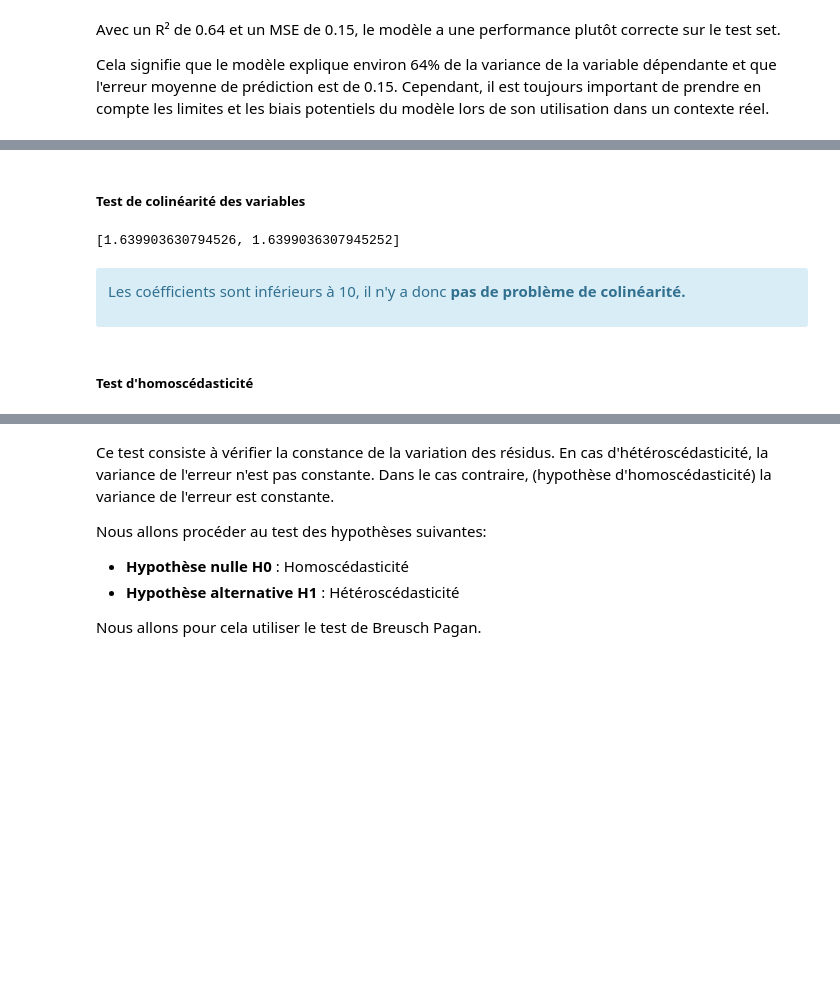
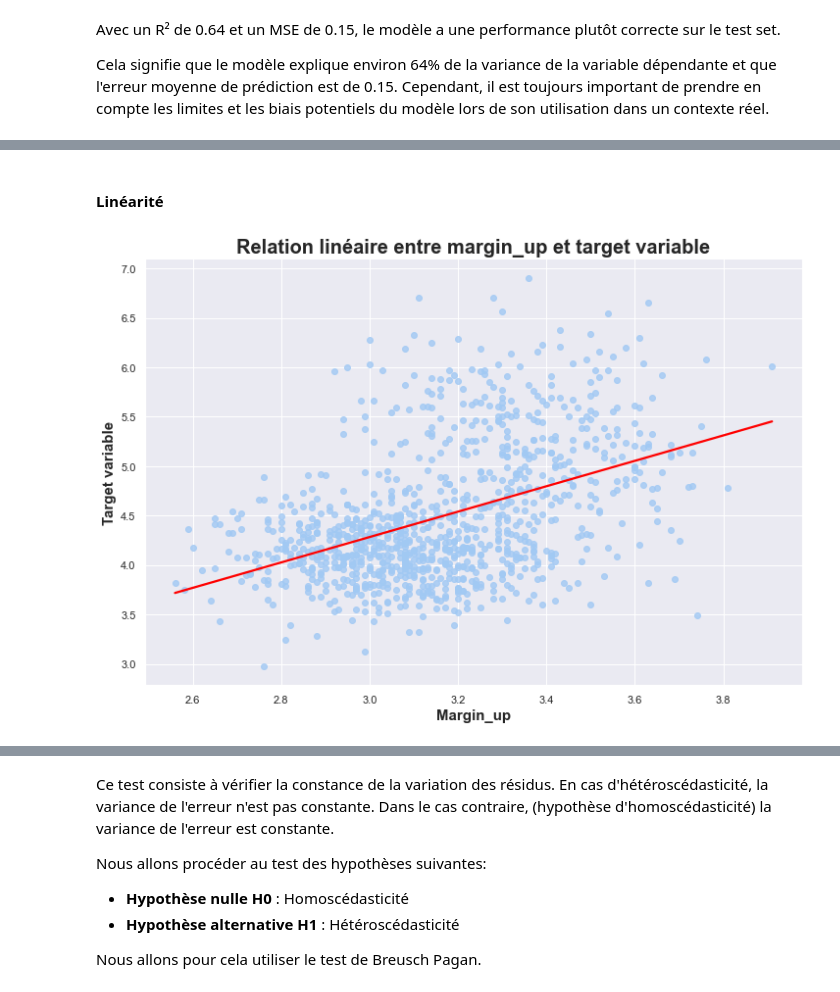
Before and after one commit to datadosreis/Detection-de-faux-billets, a Jupyter notebook: Sandbox_P10.ipynb, the cells around one changed output, grey strips where cells are left out. Saved outputs shown, nothing was run; the diff lists cells and outputs as text; code cells hidden in the pictures; blank space fills up the shorter version.

```diff
--- a/Sandbox_P10.ipynb
+++ b/Sandbox_P10.ipynb
@@ -434,18 +443,12 @@ Text(0.5, 1.0, 'Histogramme des Résidus')
-# %% [markdown]
-##### Test de colinéarité des variables
-# %%
-from statsmodels.stats.outliers_influence import variance_inflation_factor
-
-#Test de colinéarité des variables
-variables = model2.model.exog
-[variance_inflation_factor(variables, i) for i in np.arange(1,variables.shape[1])]
-# %% [output]
-[1.639903630794526, 1.6399036307945252]
-# %% [markdown]
-<div class="alert alert-block alert-info">
-
-Les coéfficients sont inférieurs à 10, il n'y a donc <b>pas de problème de colinéarité<b/>.
-
-</div>
-# %% [markdown]
-##### Test d'homoscédasticité
+# %% [markdown]
+#### Linéarité
+# %%
+# Vérification de la linéarité des relations entre notre variable indépendante margin_up et la variable dépendante
+plt.figure(figsize=(12,8))
+sns.regplot(X_train["margin_up"], y_train, ci=None, line_kws={'color': 'red'})
+plt.title('Relation linéaire entre margin_up et target variable',fontsize=20, fontweight='bold')
+plt.xlabel('Margin_up',fontsize=15, fontweight='bold')
+plt.ylabel('Target variable',fontsize=15, fontweight='bold')
+plt.show()
+# %% [output]
+[figure, added]
```
Also changed, not shown: parts of 48 cells of this notebook.
